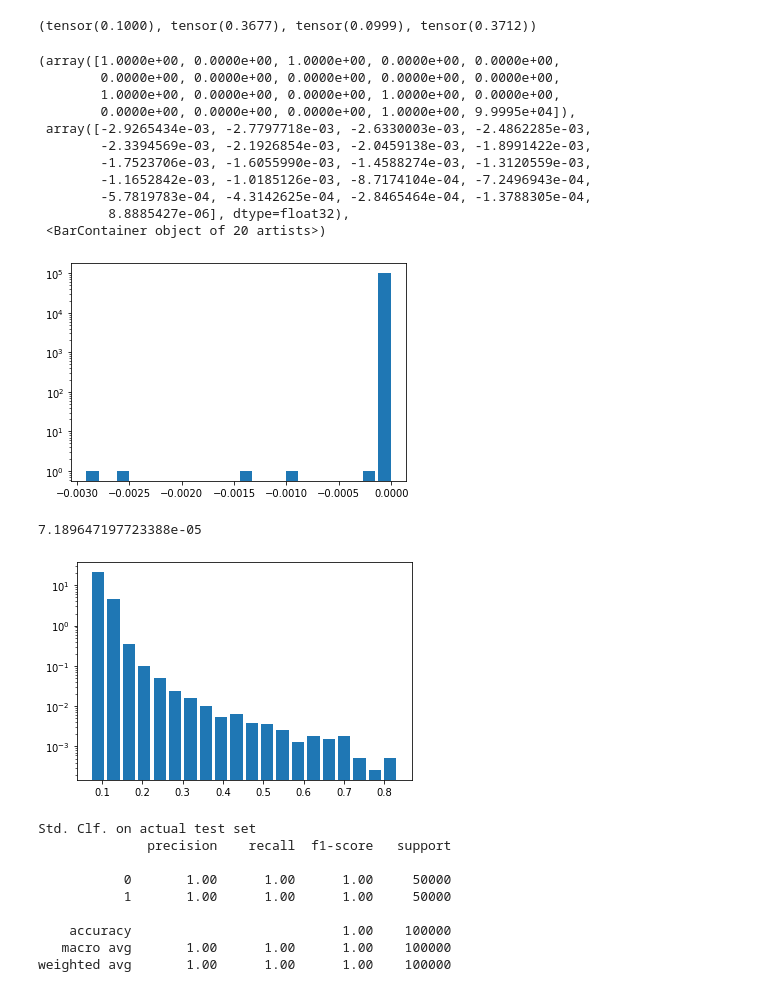
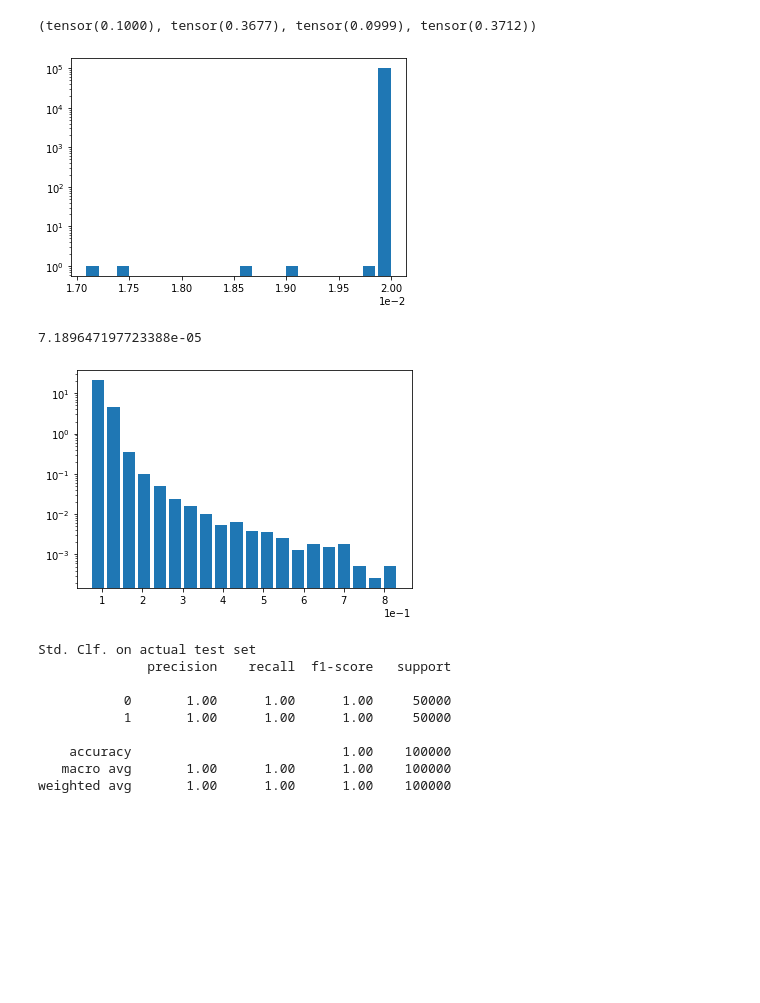
Before and after one commit to microsoft/distance-learner, a Jupyter notebook: notebooks/Experiment D - Distance Learner Against Adversarial Examples.ipynb, the cells around one changed output. Drawn from its saved outputs; the diff is of its cells as text; code cells hidden in the pictures; blank space fills up the shorter version.

```diff
--- a/notebooks/Experiment D - Distance Learner Against Adversarial Examples.ipynb
+++ b/notebooks/Experiment D - Distance Learner Against Adversarial Examples.ipynb
@@ -303,29 +298,20 @@ torch.norm(test_set.normed_all_points[50000] + all_deltas_ma[0] - test_set.norme
 dist_of_adv_eg_from_inp = torch.cdist(test_set.normed_all_points[test_set.class_labels != 2] + all_deltas_dl_ma, test_set.normed_all_points[test_set.class_labels != 2], p=2)
 min_dist_of_adv_eg = torch.min(dist_of_adv_eg_from_inp, dim=1)
 # %%
-plt.hist(min_dist_of_adv_eg[0].numpy() - 0.1, log=True, bins=20, rwidth=0.8)
+plt.hist(min_dist_of_adv_eg[0].numpy() - 0.08, log=True, bins=20, rwidth=0.8)
+plt.ticklabel_format(axis="x", style="sci", scilimits=(0,0))
 # %% [output]
-(array([1.0000e+00, 0.0000e+00, 1.0000e+00, 0.0000e+00, 0.0000e+00,
-        0.0000e+00, 0.0000e+00, 0.0000e+00, 0.0000e+00, 0.0000e+00,
-        1.0000e+00, 0.0000e+00, 0.0000e+00, 1.0000e+00, 0.0000e+00,
-        0.0000e+00, 0.0000e+00, 0.0000e+00, 1.0000e+00, 9.9995e+04]),
- array([-2.9265434e-03, -2.7797718e-03, -2.6330003e-03, -2.4862285e-03,
-        -2.3394569e-03, -2.1926854e-03, -2.0459138e-03, -1.8991422e-03,
-        -1.7523706e-03, -1.6055990e-03, -1.4588274e-03, -1.3120559e-03,
-        -1.1652842e-03, -1.0185126e-03, -8.7174104e-04, -7.2496943e-04,
-        -5.7819783e-04, -4.3142625e-04, -2.8465464e-04, -1.3788305e-04,
-         8.8885427e-06], dtype=float32),
- <BarContainer object of 20 artists>)
-[figure, old version]
+[figure, new version]
 # %%
 np.linalg.norm(min_dist_of_adv_eg[0].numpy() - torch.min(dl_pred_ma_dl, dim=1)[0].numpy(), 2) / dl_pred_ma_dl.shape[0]
 # %% [output]
 7.189647197723388e-05
 # %%
 plt.hist(torch.min(dl_pred_ma_dl, dim=1)[0].numpy(), bins=20, log=True, rwidth=0.8, density=True)
+plt.ticklabel_format(axis="x", style="sci", scilimits=(0,0))
 plt.show()
 # %% [output]
-[figure, old version]
+[figure, new version]
 # %%
 print("Std. Clf. on actual test set")
 print(classification_report(test_set.class_labels[test_set.class_labels != 2], torch.max(stdclf_pred, 1)[1]))
```
Also changed, not shown: parts of 5 cells of this notebook, 12 other files.
